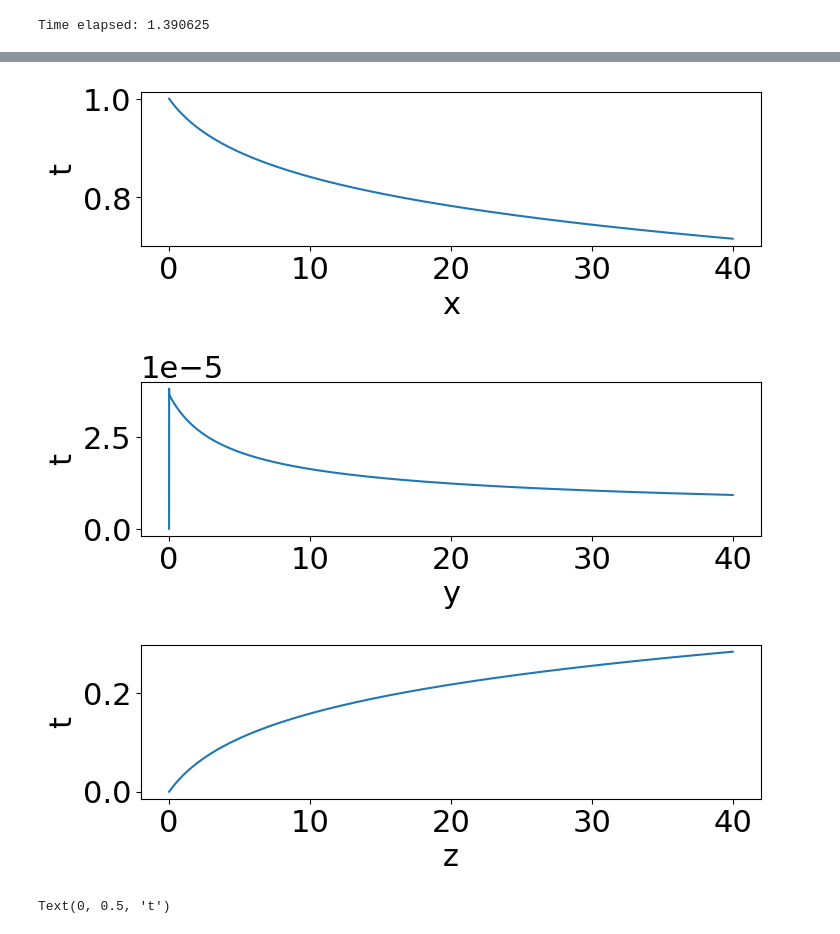
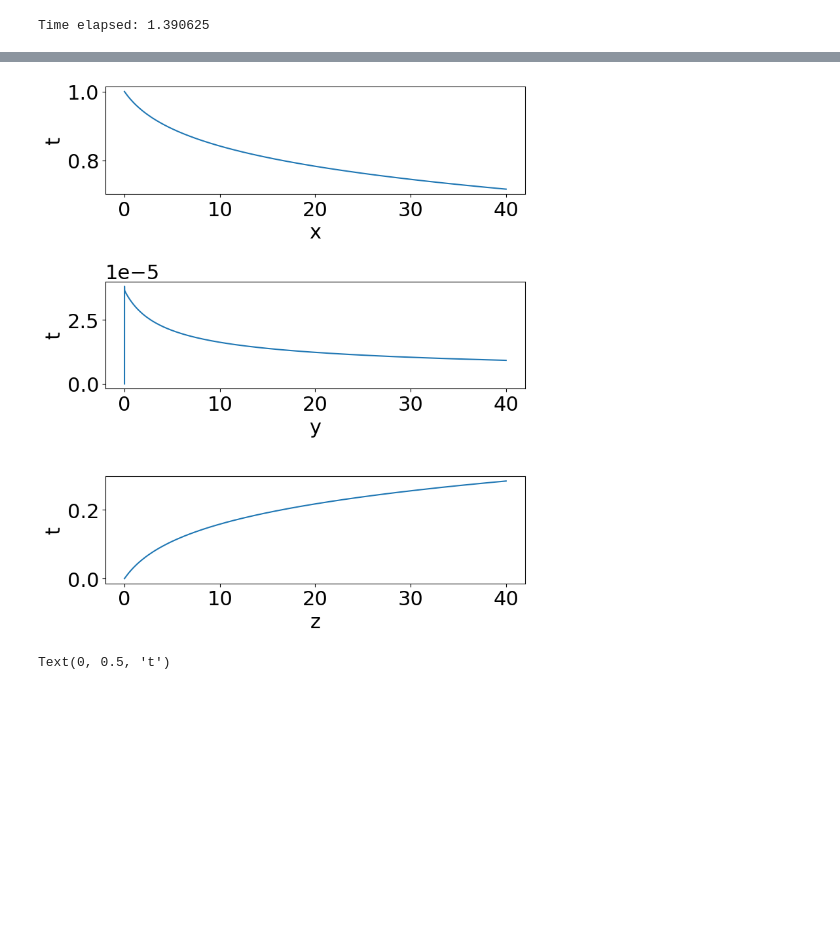
Before and after one commit to perrineruth/AMSC661, a Jupyter notebook: Homework 4/RobertsonDIRK2.ipynb, the cells around one changed output, grey strips where cells are left out. Drawn from its saved outputs; the diff is of its cells as text; code cells hidden in the pictures; blank space fills up the shorter version.

```diff
--- a/Homework 4/RobertsonDIRK2.ipynb
+++ b/Homework 4/RobertsonDIRK2.ipynb
@@ -144,22 +144,21 @@ Time elapsed: 2.59375
 # %%
 plt.rcParams.update({'font.size': 22})
-fig, ax = plt.subplots(figsize = (8,2))
-plt.plot(t,sol[:,0])
-plt.xlabel("x")
-plt.ylabel("t")
-fig, ax = plt.subplots(figsize = (8,2))
-plt.plot(t,sol[:,1])
-plt.xlabel("y")
-plt.ylabel("t")
-fig, ax = plt.subplots(figsize = (8,2))
-plt.plot(t,sol[:,2])
-plt.xlabel("z")
-plt.ylabel("t")
+fig, ax = plt.subplots(3,1,figsize = (8,9))
+ax[0].plot(t,sol[:,0])
+ax[0].set_xlabel("x")
+ax[0].set_ylabel("t")
+# fig, ax = plt.subplots(figsize = (8,2))
+ax[1].plot(t,sol[:,1])
+ax[1].set_xlabel("y")
+ax[1].set_ylabel("t")
+# fig, ax = plt.subplots(figsize = (8,2))
+ax[2].plot(t,sol[:,2])
+ax[2].set_xlabel("z")
+ax[2].set_ylabel("t")
+plt.tight_layout()
 plt.savefig('BDF2_sol.pdf')
 # %% [output]
-[figure, old version]
+[figure, new version]
-[figure, removed]
-[figure, removed]
 # %%
 plt.rcParams.update({'font.size': 22})
 fig, ax = plt.subplots(figsize = (8,2))
```
Also changed, not shown: parts of 4 cells of this notebook.
